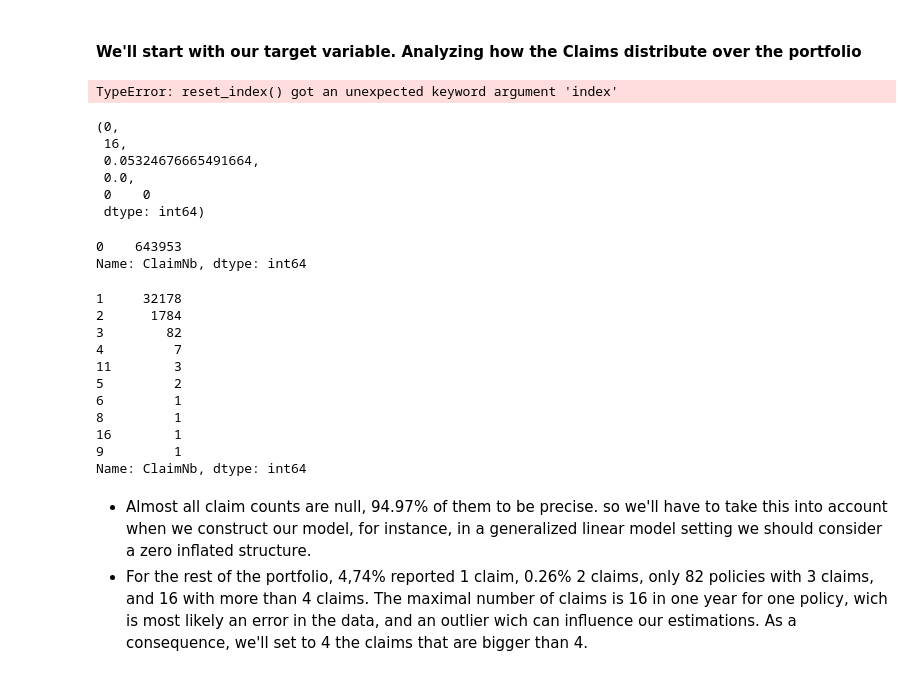
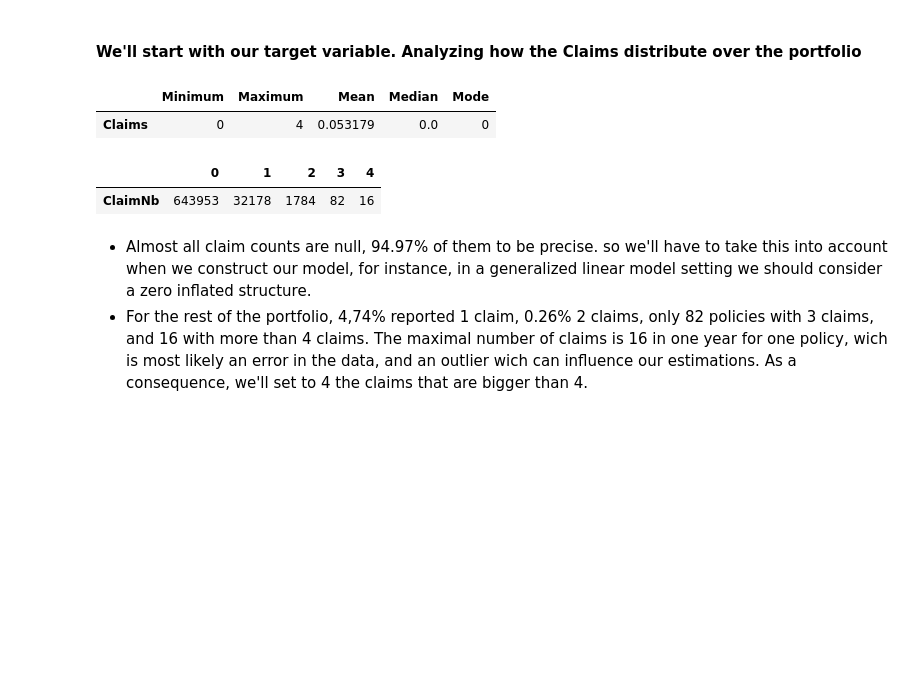
Before and after one commit to JulianTrufero/Claims-Frequency-Predicitons, a Jupyter notebook: Notebooks/claims_data.ipynb, the cells around one changed output. Drawn from its saved outputs; the diff is of its cells as text; code cells hidden in the pictures; blank space fills up the shorter version.

```diff
--- a/Notebooks/claims_data.ipynb
+++ b/Notebooks/claims_data.ipynb
@@ -66,40 +64,16 @@ claims_descrip = pd.DataFrame(claims)
-# %%
-claims_descrip.reset_index(index='Claims')
-# %% [output]
-TypeError: reset_index() got an unexpected keyword argument 'index'
-# %%
-claims_min = claimsdf.ClaimNb.min()
-claims_max = claimsdf.ClaimNb.max()
-claims_mean = claimsdf.ClaimNb.mean()
-claims_med = claimsdf.ClaimNb.median()
-claims_mod = claimsdf.ClaimNb.mode()
-claims_min, claims_max, claims_mean, claims_med, claims_mod
-# %% [output]
-(0,
- 16,
- 0.05324676665491664,
- 0.0,
- 0    0
- dtype: int64)
-# %%
-claimsdf.ClaimNb[claimsdf.ClaimNb == 0].value_counts()
-# %% [output]
-0    643953
-Name: ClaimNb, dtype: int64
-# %%
-claimsdf.ClaimNb[claimsdf.ClaimNb != 0].value_counts()
-# %% [output]
-1     32178
-2      1784
-3        82
-4         7
-11        3
-5         2
-6         1
-8         1
-16        1
-9         1
-Name: ClaimNb, dtype: int64
+# %%
+claims_descriptive = pd.DataFrame(claims)
+claims_descriptive = claims_descriptive.rename(index={0:'Claims'})
+claims_descriptive
+# %% [output]
+|  | Minimum | Maximum | Mean | Median | Mode |
+| Claims | 0 | 4 | 0.053179 | 0.0 | 0 |
+# %%
+claims_counts = pd.DataFrame(claimsdf.ClaimNb.value_counts())
+claims_counts.T
+# %% [output]
+|  | 0 | 1 | 2 | 3 | 4 |
+| ClaimNb | 643953 | 32178 | 1784 | 82 | 16 |
 # %% [markdown]
 - Almost all claim counts are null, 94.97% of them to be precise.  so we'll have to take this into account when we construct our model, for instance, in a generalized linear model setting we should consider a zero inflated structure.
 - For the rest of the portfolio, 4,74% reported 1 claim, 0.26% 2 claims, only 82 policies with 3 claims, and 16 with more than 4 claims. The maximal number of claims is 16 in one year for one policy, wich is most likely an error in the data, and an outlier wich can influence our estimations. As a consequence, we'll set to 4 the claims that are bigger than 4.
```
Also changed, not shown: parts of 6 cells of this notebook, 3 other files.
